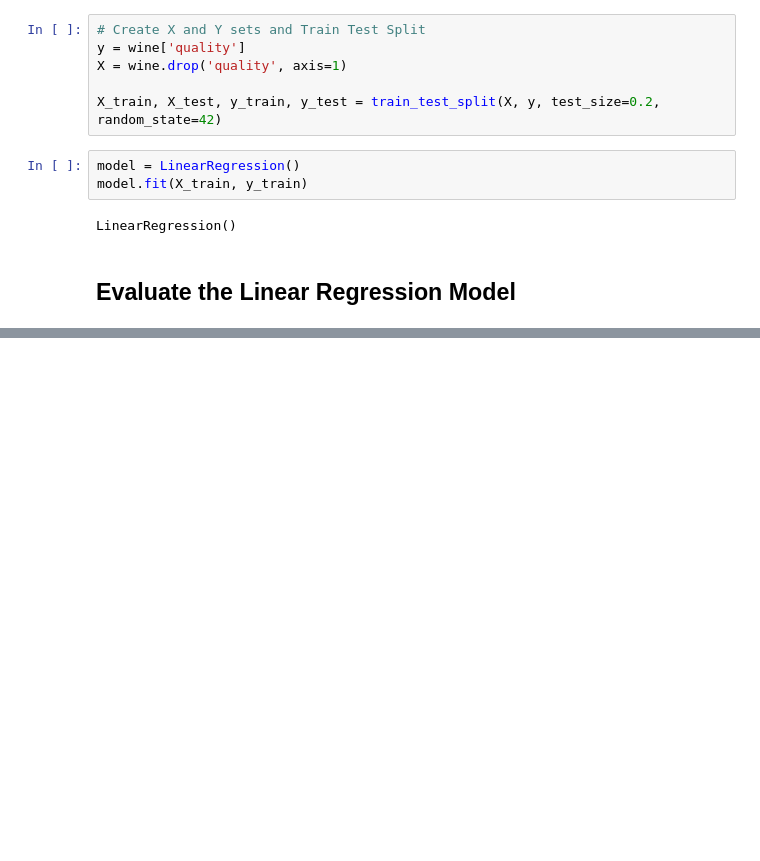
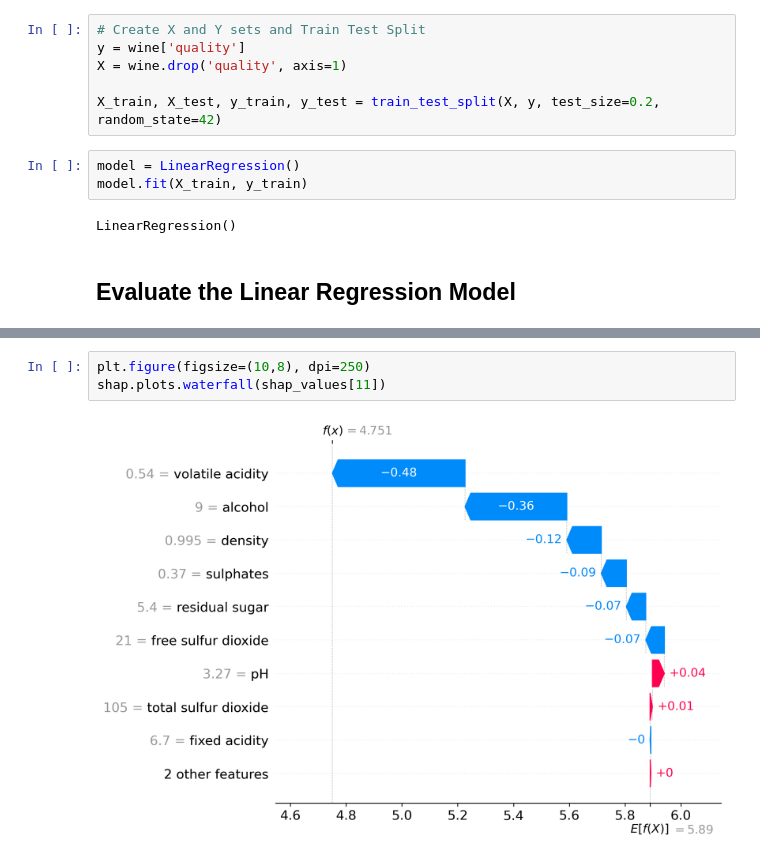
Before and after one commit to cmurray4492/PythonProjects, a Jupyter notebook: Machine_Learning/SHAP/SHAP_for_Linear_Models.ipynb, the cells around one changed output, grey strips where cells are left out. Drawn from its saved outputs; the diff is of its cells as text; blank space fills up the shorter version.

```diff
--- a/Machine_Learning/SHAP/SHAP_for_Linear_Models.ipynb
+++ b/Machine_Learning/SHAP/SHAP_for_Linear_Models.ipynb
@@ -142,0 +176,5 @@ RMSE: 0.75
+# %%
+plt.figure(figsize=(10,8), dpi=250)
+shap.plots.waterfall(shap_values[11])
+# %% [output]
+[figure, added]
```
Also changed, not shown: parts of 13 cells of this notebook.
